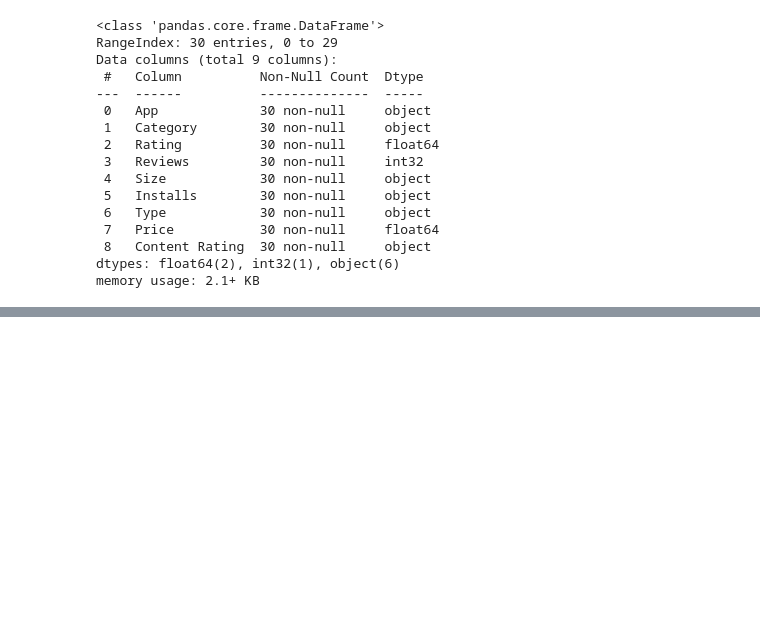
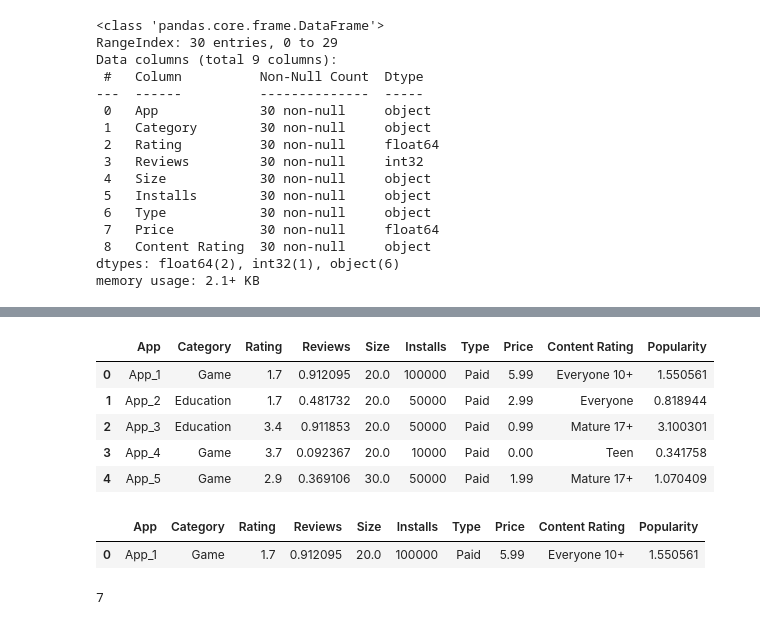
Before and after one commit to SajidMajeed92/PGD-Python-DS-AI-Batch-7, a Jupyter notebook: Notebooks/Week6/sample Google Play Store data.ipynb, the cells around one changed output, grey strips where cells are left out. Saved outputs shown, nothing was run; the diff lists cells and outputs as text; code cells hidden in the pictures; blank space fills up the shorter version.

```diff
--- a/Notebooks/Week6/sample Google Play Store data.ipynb
+++ b/Notebooks/Week6/sample Google Play Store data.ipynb
@@ -334,3 +334,21 @@ df.sort_values(by=['Popularity','Size'], ascending=False)
+# %%
+df.head()
+# %% [output]
+|  | App | Category | Rating | Reviews | Size | Installs | Type | Price | Content Rating | Popularity |
+| 0 | App_1 | Game | 1.7 | 0.912095 | 20.0 | 100000 | Paid | 5.99 | Everyone 10+ | 1.550561 |
+| 1 | App_2 | Education | 1.7 | 0.481732 | 20.0 | 50000 | Paid | 2.99 | Everyone | 0.818944 |
+| 2 | App_3 | Education | 3.4 | 0.911853 | 20.0 | 50000 | Paid | 0.99 | Mature 17+ | 3.100301 |
+| 3 | App_4 | Game | 3.7 | 0.092367 | 20.0 | 10000 | Paid | 0.00 | Teen | 0.341758 |
+| 4 | App_5 | Game | 2.9 | 0.369106 | 30.0 | 50000 | Paid | 1.99 | Mature 17+ | 1.070409 |
+# %%
+df[df['App']=="App_1"]
+# %% [output]
+|  | App | Category | Rating | Reviews | Size | Installs | Type | Price | Content Rating | Popularity |
+| 0 | App_1 | Game | 1.7 | 0.912095 | 20.0 | 100000 | Paid | 5.99 | Everyone 10+ | 1.550561 |
+# %%
+len(df[(df['Type'] == 'Paid') & (df['Price'] < 2.00)])
+# %% [output]
+7
 # %%
 # Check and categorize paid apps
 df['Affordable'] = np.where(df['Type'] == 'Paid', np.where(df['Price'] < 5.00, 'Yes', 'No'), 'N/A')
```
Also changed, not shown: parts of 19 cells of this notebook, 9 other files.
